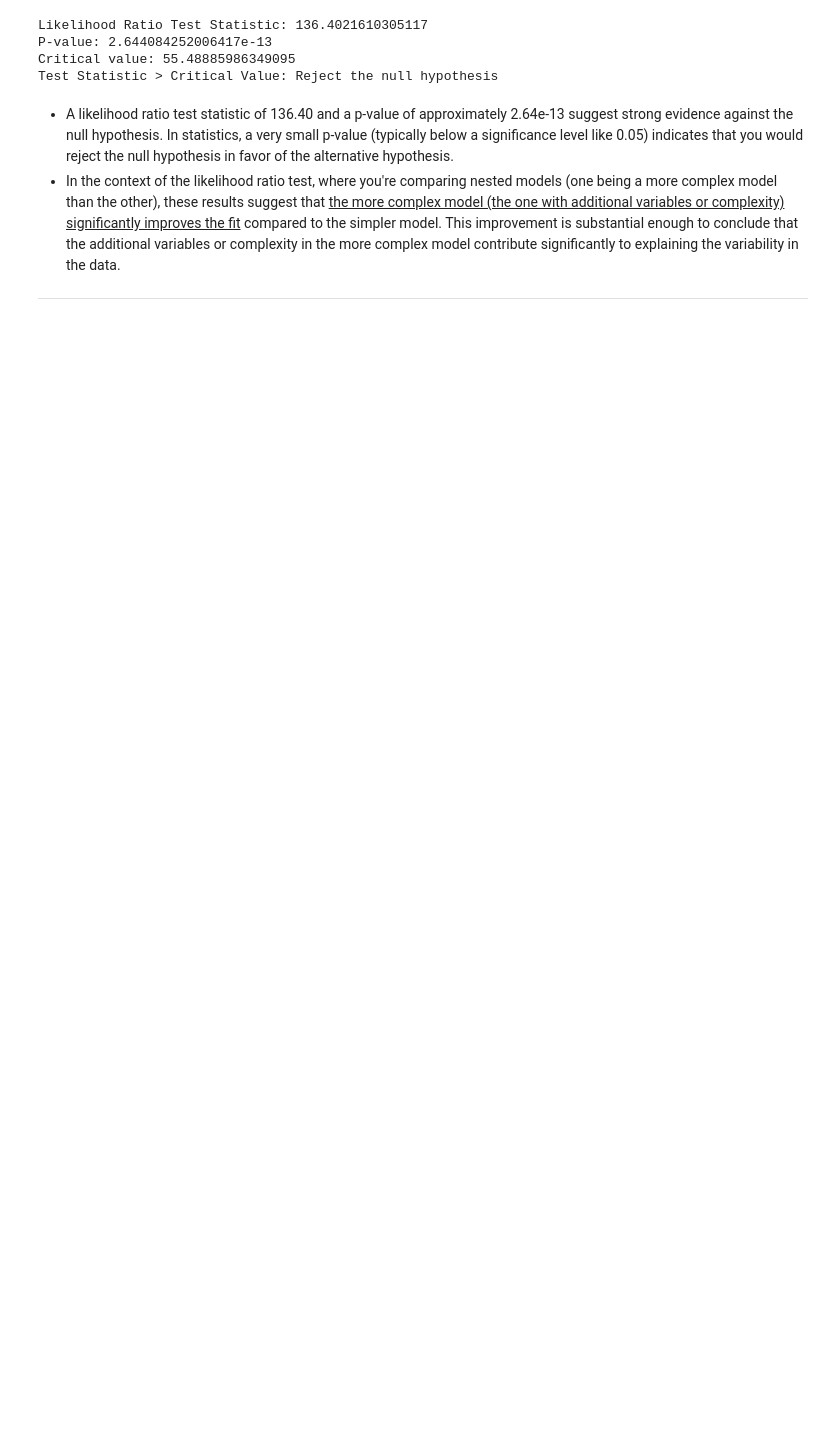
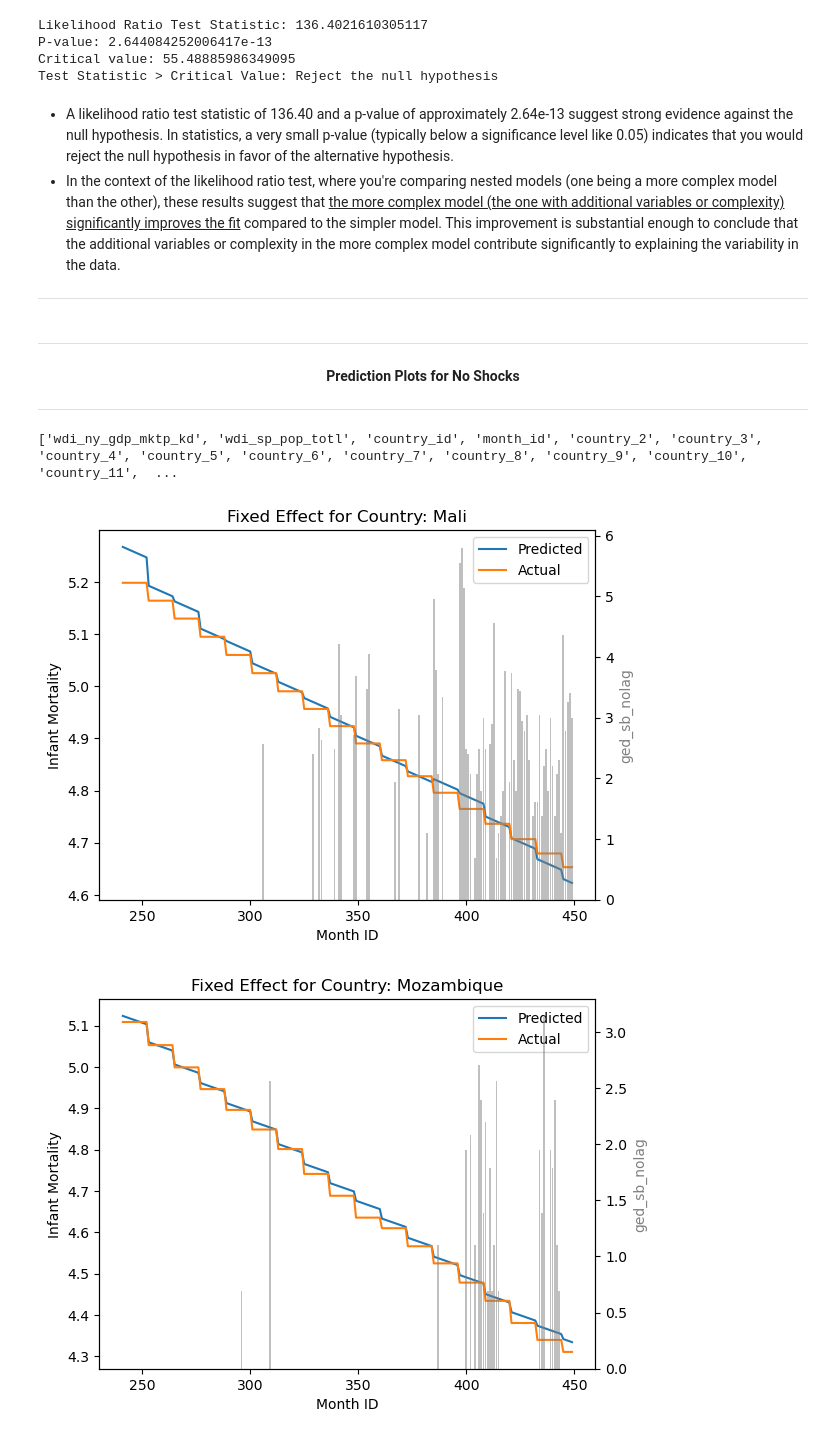
Before and after one commit to prio-data/Monthly-to-Annually-Link, a Jupyter notebook: comparing_likelihood_ratio.ipynb, the cells around one changed output. Drawn from its saved outputs; the diff is of its cells as text; code cells hidden in the pictures; blank space fills up the shorter version.

Commit message:
added plots for both models with and without shocks

```diff
--- a/comparing_likelihood_ratio.ipynb
+++ b/comparing_likelihood_ratio.ipynb
@@ -127,9 +127,9 @@ data_without_shocks.data
 |  | 246 | South Sudan | 1.609438 | 4.554929 | 23.207989 | 16.181843 | ... |
 39173 rows × 43 columns
 # %%
-independent_variable = ['wdi_ny_gdp_mktp_kd','wdi_sp_pop_totl','country_id','month_id']
+independent_variable_without_shocks = ['wdi_ny_gdp_mktp_kd','wdi_sp_pop_totl','country_id','month_id']
 dependent_variable = 'wdi_sh_dyn_mort_fe'
-data_without_shocks.ols_regression(independent_variable,dependent_variable,'Fixed Effect')
+data_without_shocks.ols_regression(independent_variable_without_shocks,dependent_variable,'Fixed Effect')
 # %% [output]
 ['wdi_ny_gdp_mktp_kd', 'wdi_sp_pop_totl', 'country_id', 'month_id', 'country_2', 'country_3', 'country_4', 'country_5', 'country_6', 'country_7', 'country_8', 'country_9', 'country_10', 'country_11',  ...
 month_id  country_id
@@ -245,3 +245,23 @@ Test Statistic > Critical Value: Reject the null hypothesis
 - In the context of the likelihood ratio test, where you're comparing nested models (one being a more complex model than the other), these results suggest that <u>the more complex model (the one with additional variables or complexity) significantly improves the fit</u> compared to the simpler model. This improvement is substantial enough to conclude that the additional variables or complexity in the more complex model contribute significantly to explaining the variability in the data.
 
 ___
+# %% [markdown]
+___
+**<center>Prediction Plots for No Shocks</center>**
+
+___
+# %%
+out_of_sample = MonthToAnnualRegression(df)
+# %%
+out_of_sample.models = data_without_shocks.models
+# %%
+out_of_sample.prediction(independent_variable_without_shocks, dependent_variable,'Fixed Effect')
+# %% [output]
+['wdi_ny_gdp_mktp_kd', 'wdi_sp_pop_totl', 'country_id', 'month_id', 'country_2', 'country_3', 'country_4', 'country_5', 'country_6', 'country_7', 'country_8', 'country_9', 'country_10', 'country_11',  ...
+# %%
+for country_id in [50, 162, 47, 214, 69, 246]:
+    out_of_sample.plot_time_series_regression(
+        independent_variable_without_shocks, dependent_variable, 'Fixed Effect', country_id, 'ged_sb_nolag')
+# %% [output]
+[figure, added]
+[figure, added]
```
Also changed, not shown: parts of 8 cells of this notebook.
